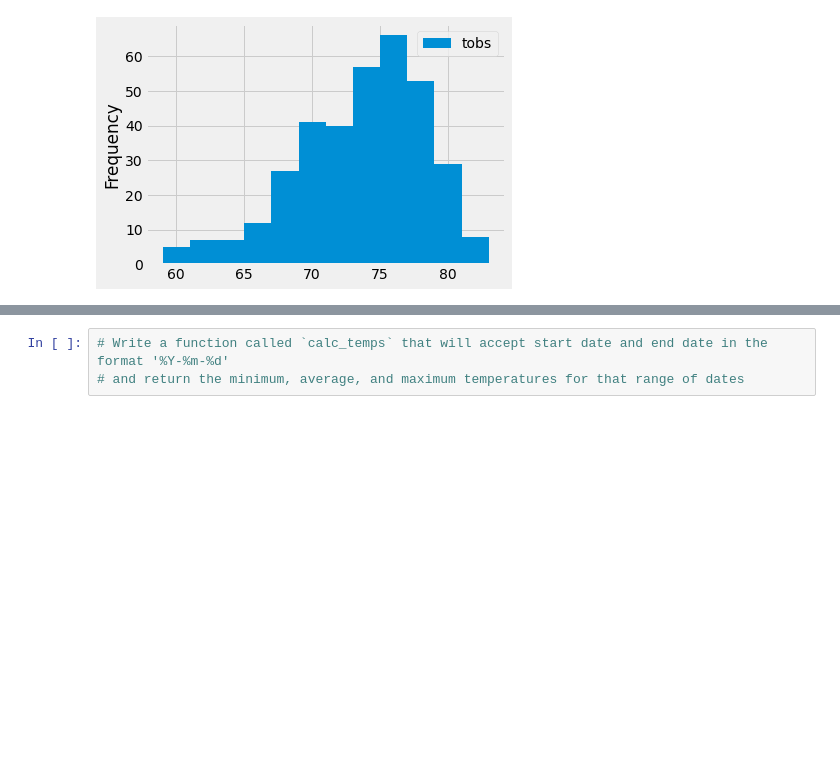
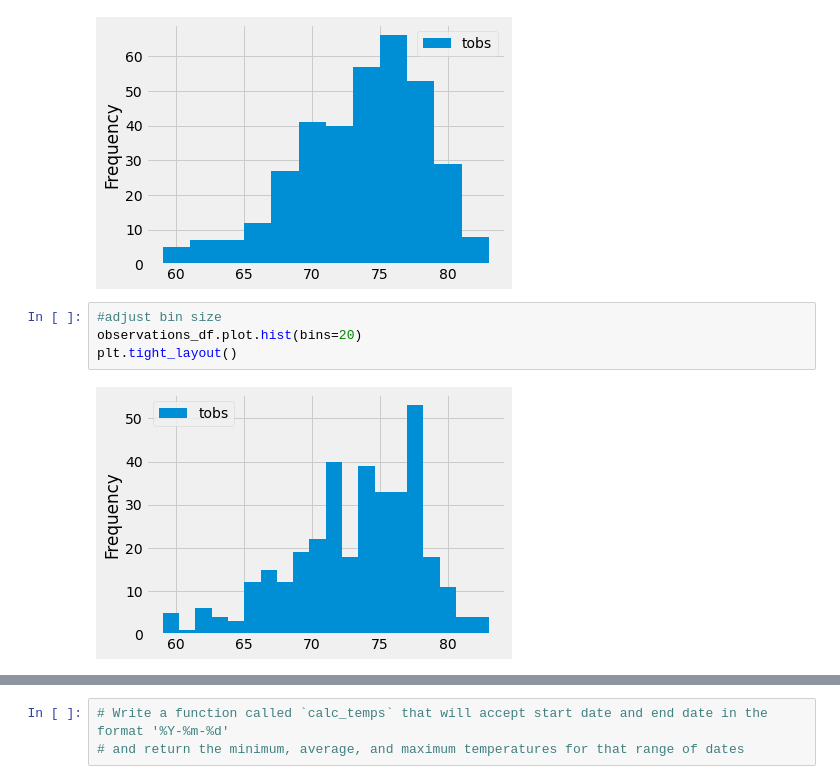
Before and after one commit to SoWhitIs/surfs-up, a Jupyter notebook: climate_analysis.ipynb, the cells around one changed output, grey strips where cells are left out. Drawn from its saved outputs; the diff is of its cells as text; blank space fills up the shorter version.

```diff
--- a/climate_analysis.ipynb
+++ b/climate_analysis.ipynb
@@ -258,3 +258,9 @@ observations_df.plot.hist(bins=12)
 plt.tight_layout()
 # %% [output]
 [figure]
+# %%
+#adjust bin size
+observations_df.plot.hist(bins=20)
+plt.tight_layout()
+# %% [output]
+[figure, added]
```
Also changed, not shown: parts of 1 cell of this notebook, 1 other file.
